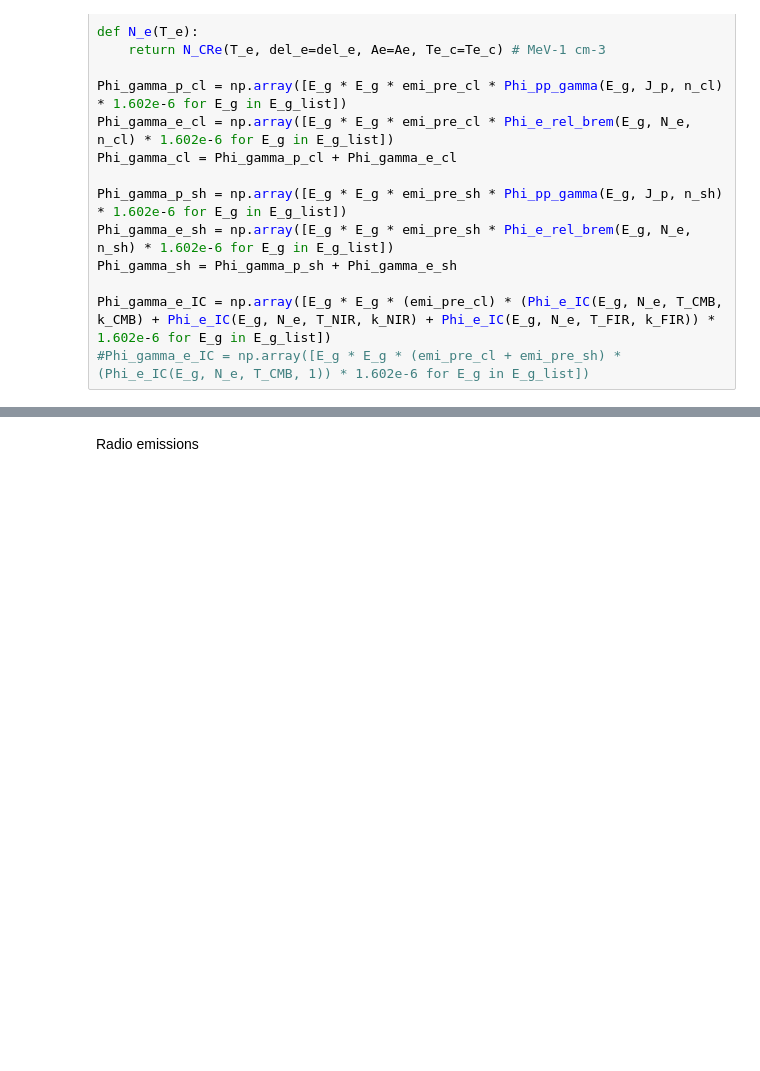
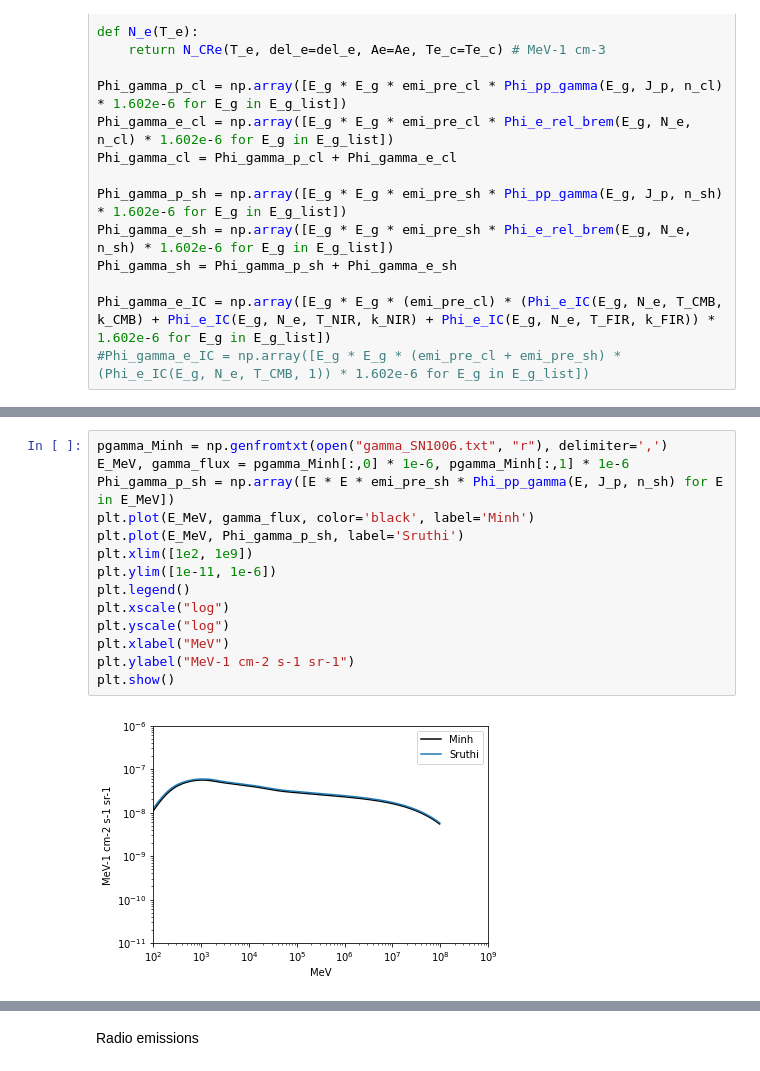
Before and after one commit to Sruthi-Ravikularaman/SN1006, a Jupyter notebook: SN1006.ipynb, the cells around one changed output, grey strips where cells are left out. Saved outputs shown, nothing was run; the diff lists cells and outputs as text; blank space fills up the shorter version.

```diff
--- a/SN1006.ipynb
+++ b/SN1006.ipynb
@@ -170,0 +185,16 @@ plt.show()
+# %%
+pgamma_Minh = np.genfromtxt(open("gamma_SN1006.txt", "r"), delimiter=',')
+E_MeV, gamma_flux = pgamma_Minh[:,0] * 1e-6, pgamma_Minh[:,1] * 1e-6
+Phi_gamma_p_sh = np.array([E * E * emi_pre_sh * Phi_pp_gamma(E, J_p, n_sh) for E in E_MeV])
+plt.plot(E_MeV, gamma_flux, color='black', label='Minh')
+plt.plot(E_MeV, Phi_gamma_p_sh, label='Sruthi')
+plt.xlim([1e2, 1e9])
+plt.ylim([1e-11, 1e-6])
+plt.legend()
+plt.xscale("log")
+plt.yscale("log")
+plt.xlabel("MeV")
+plt.ylabel("MeV-1 cm-2 s-1 sr-1")
+plt.show()
+# %% [output]
+[figure, added]
```
Also changed, not shown: parts of 8 cells of this notebook, 6 other files.
